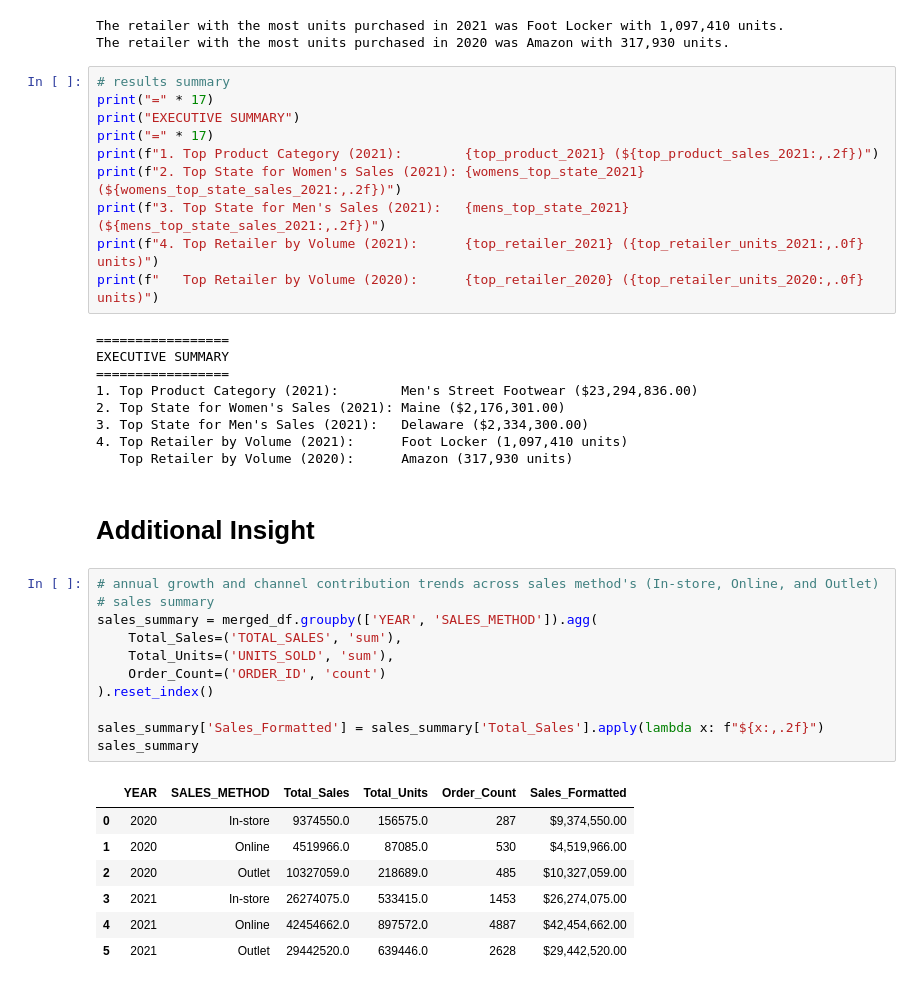
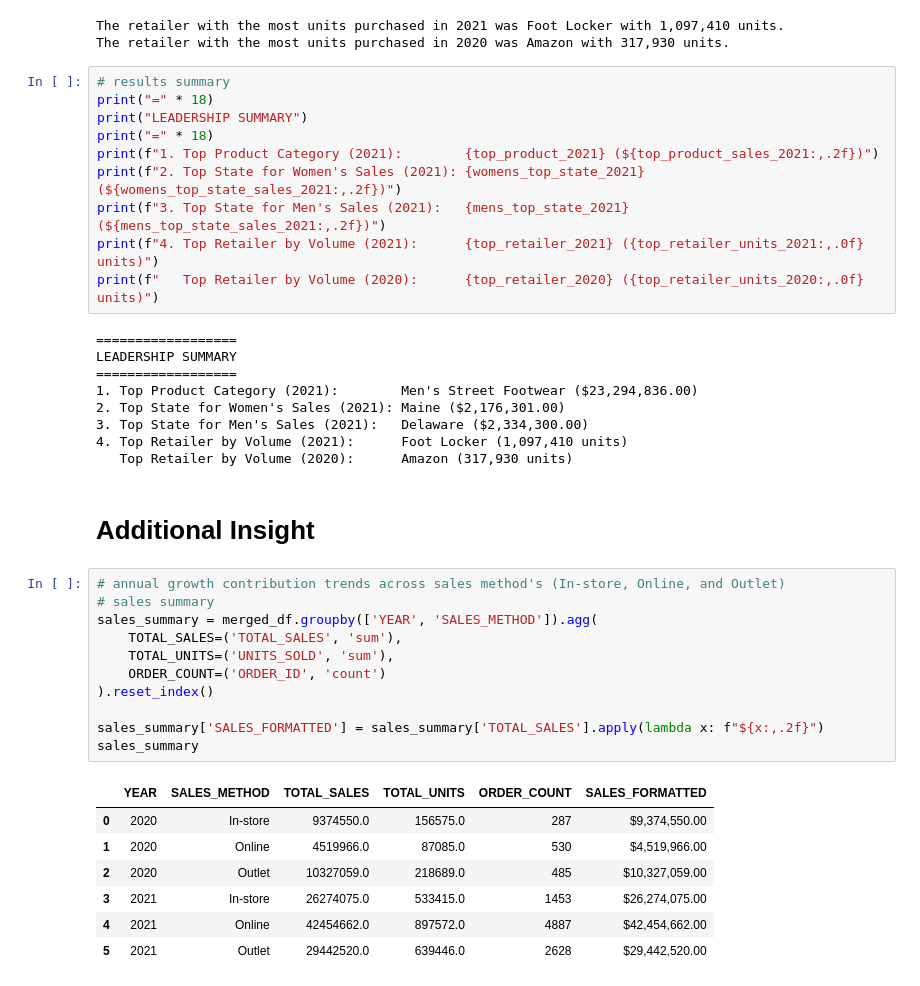
Before and after one commit to marichard/rush_sportswear, a Jupyter notebook: GB885_Assignment_7_Richard_M.ipynb, the cells around one changed output. Saved outputs shown, nothing was run; the diff lists cells and outputs as text.

Commit message:
fixed summary text and added a remove whitespace function.

```diff
--- a/GB885_Assignment_7_Richard_M.ipynb
+++ b/GB885_Assignment_7_Richard_M.ipynb
@@ -222,18 +228,18 @@ The retailer with the most units purchased in 2021 was Foot Locker with 1,097,41
 The retailer with the most units purchased in 2020 was Amazon with 317,930 units.
 # %%
 # results summary
-print("=" * 17)
-print("EXECUTIVE SUMMARY")
-print("=" * 17)
+print("=" * 18)
+print("LEADERSHIP SUMMARY")
+print("=" * 18)
 print(f"1. Top Product Category (2021):        {top_product_2021} (${top_product_sales_2021:,.2f})")
 print(f"2. Top State for Women's Sales (2021): {womens_top_state_2021} (${womens_top_state_sales_2021:,.2f})")
 print(f"3. Top State for Men's Sales (2021):   {mens_top_state_2021} (${mens_top_state_sales_2021:,.2f})")
 print(f"4. Top Retailer by Volume (2021):      {top_retailer_2021} ({top_retailer_units_2021:,.0f} units)")
 print(f"   Top Retailer by Volume (2020):      {top_retailer_2020} ({top_retailer_units_2020:,.0f} units)")
 # %% [output]
-=================
-EXECUTIVE SUMMARY
-=================
+==================
+LEADERSHIP SUMMARY
+==================
 1. Top Product Category (2021):        Men's Street Footwear ($23,294,836.00)
 2. Top State for Women's Sales (2021): Maine ($2,176,301.00)
 3. Top State for Men's Sales (2021):   Delaware ($2,334,300.00)
@@ -242,18 +248,18 @@ EXECUTIVE SUMMARY
 # %% [markdown]
 # Additional Insight
 # %%
-# annual growth and channel contribution trends across sales method's (In-store, Online, and Outlet)
+# annual growth contribution trends across sales method's (In-store, Online, and Outlet)
 # sales summary
 sales_summary = merged_df.groupby(['YEAR', 'SALES_METHOD']).agg(
-    Total_Sales=('TOTAL_SALES', 'sum'),
-    Total_Units=('UNITS_SOLD', 'sum'),
-    Order_Count=('ORDER_ID', 'count')
+    TOTAL_SALES=('TOTAL_SALES', 'sum'),
+    TOTAL_UNITS=('UNITS_SOLD', 'sum'),
+    ORDER_COUNT=('ORDER_ID', 'count')
 ).reset_index()
 
-sales_summary['Sales_Formatted'] = sales_summary['Total_Sales'].apply(lambda x: f"${x:,.2f}")
+sales_summary['SALES_FORMATTED'] = sales_summary['TOTAL_SALES'].apply(lambda x: f"${x:,.2f}")
 sales_summary
 # %% [output]
-|  | YEAR | SALES_METHOD | Total_Sales | Total_Units | Order_Count | Sales_Formatted |
+|  | YEAR | SALES_METHOD | TOTAL_SALES | TOTAL_UNITS | ORDER_COUNT | SALES_FORMATTED |
 | 0 | 2020 | In-store | 9374550.0 | 156575.0 | 287 | $9,374,550.00 |
 | 1 | 2020 | Online | 4519966.0 | 87085.0 | 530 | $4,519,966.00 |
 | 2 | 2020 | Outlet | 10327059.0 | 218689.0 | 485 | $10,327,059.00 |
```
Also changed, not shown: parts of 3 cells of this notebook.
